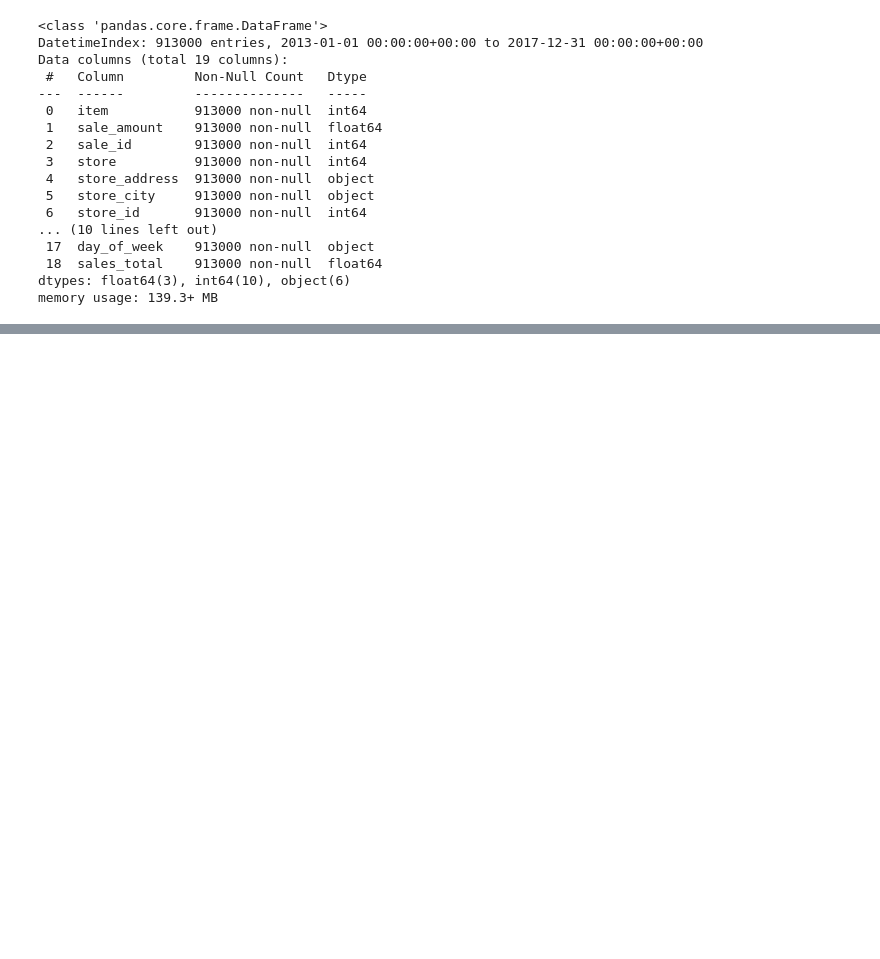
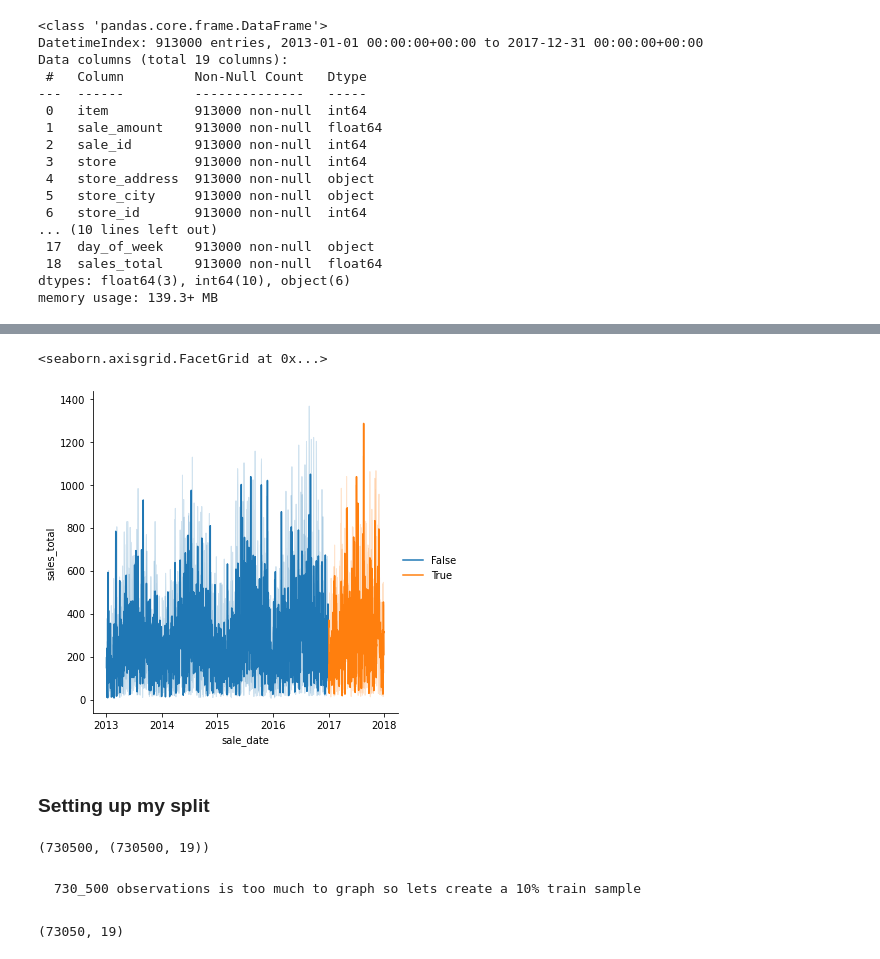
Before and after one commit to joshuamchavez2/time-series-analysis, a Jupyter notebook: Exploratory Analysis.ipynb, the cells around one changed output, grey strips where cells are left out. Drawn from its saved outputs; the diff is of its cells as text; code cells hidden in the pictures; blank space fills up the shorter version.

```diff
--- a/Exploratory Analysis.ipynb
+++ b/Exploratory Analysis.ipynb
@@ -32,0 +54,11 @@ df.to_csv('sales_prep.csv')
+# %%
+# Creating a sample so I can graph it in my relplot
+sample = df.sample(5000)
+# %%
+# Graphing my train/test
+sns.relplot(data=sample, x="sale_date", y="sales_total", hue=sample.index>'2017-01-01',kind="line")
+# %% [output]
+<seaborn.axisgrid.FacetGrid at 0x...>
+[figure, added]
+# %% [markdown]
+### Setting up my split
@@ -32,0 +68,7 @@ df.to_csv('sales_prep.csv')
+# %%
+# Checking Shape
+train.shape
+# %% [output]
+(730500, (730500, 19))
+# %% [markdown]
+    730_500 observations is too much to graph so lets create a 10% train sample
@@ -32,0 +81,5 @@ df.to_csv('sales_prep.csv')
+# %%
+# Checking shape of train sample
+train_sample.shape
+# %% [output]
+(73050, 19)
```
Also changed, not shown: parts of 31 cells of this notebook.
